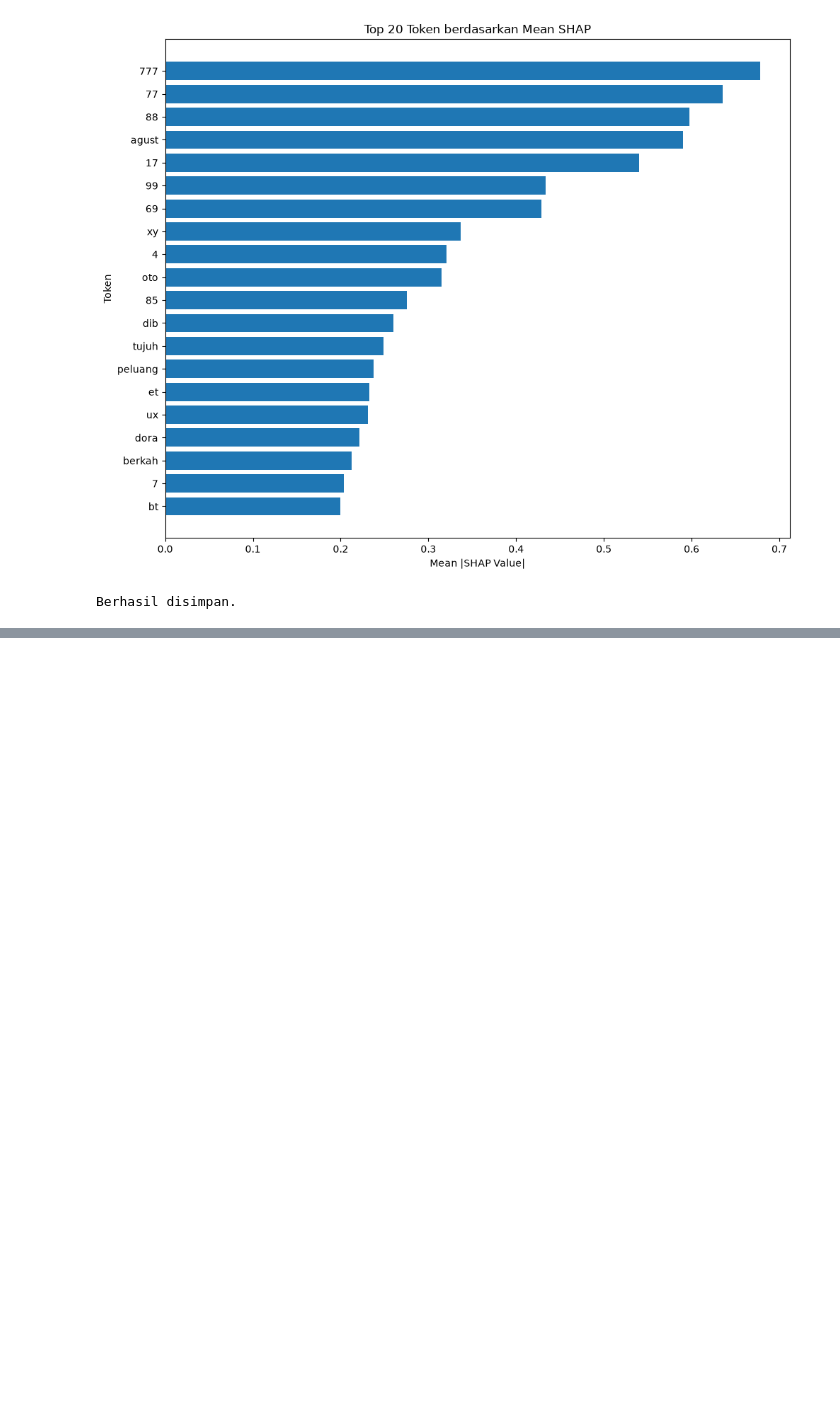
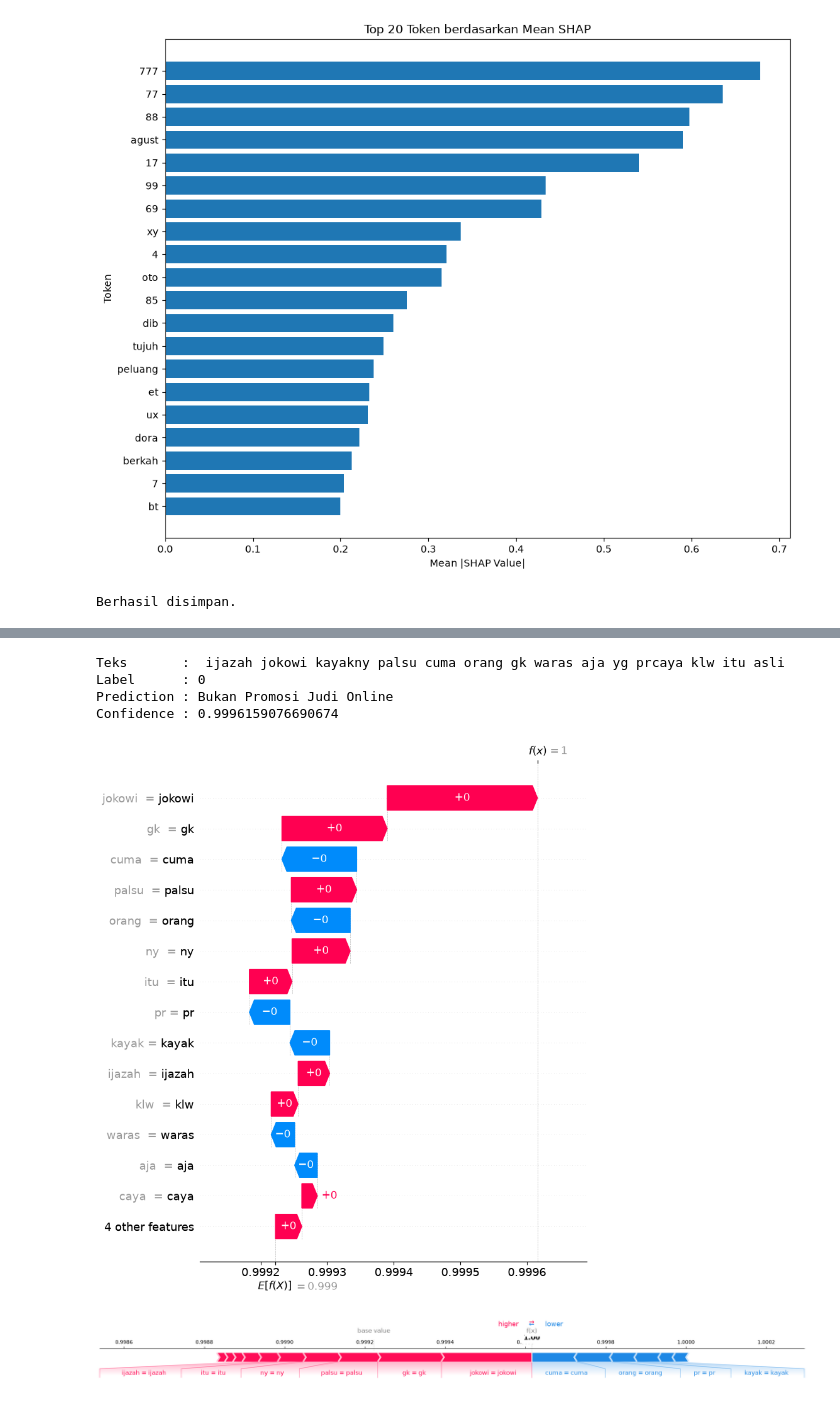
Before and after one commit to Ikryz7/skripsi-xai-judi-online, a Jupyter notebook: notebook/05_shap.ipynb, the cells around one changed output, grey strips where cells are left out. Cells and saved outputs as stored; diff of their text form; code cells hidden in the pictures; blank space fills up the shorter version.

```diff
--- a/notebook/05_shap.ipynb
+++ b/notebook/05_shap.ipynb
@@ -471,0 +791,15 @@ shap.plots.text(values[1])
+# %%
+selected_text = " ijazah jokowi kayakny palsu cuma orang gk waras aja yg prcaya klw itu asli "
+# %%
+selected_value = explainer([selected_text])
+
+tokens = [
+    str(token).strip()
+    for token in selected_value[0].data
+]
+
+scores = selected_value[0].values[:, 1]
+
+for token, score in zip(tokens, scores):
+    if token != "":
+        print(f"{token:20s} {score:+.6f}")
@@ -471,0 +823,49 @@ shap.plots.text(values[1])
+# %%
+proba = predict_proba([selected_text])[0]
+
+label = int(np.argmax(proba))
+confidence = float(proba[label])
+
+print("Teks       :", selected_text)
+print("Label      :", label)
+print("Prediction :", "Promosi Judi Online" if label == 1 else "Bukan Promosi Judi Online")
+print("Confidence :", confidence)
+# %% [output]
+Teks       :  ijazah jokowi kayakny palsu cuma orang gk waras aja yg prcaya klw itu asli
+Label      : 0
+Prediction : Bukan Promosi Judi Online
+Confidence : 0.9996159076690674
+# %%
+shap.plots.waterfall(
+    selected_value[0, :, 0],
+    max_display=15,
+    show=False
+)
+
+plt.tight_layout()
+plt.savefig(
+    "../output/shap_waterfall_non_promosi.png",
+    dpi=300,
+    bbox_inches="tight"
+)
+plt.show()
+# %% [output]
+[figure, added]
+# %%
+shap.plots.force(
+    selected_value[0, :, 0],
+    matplotlib=True,
+    show=False
+)
+
+plt.tight_layout()
+
+plt.savefig(
+    "../output/shap_force_non_promosi.png",
+    dpi=300,
+    bbox_inches="tight"
+)
+
+plt.show()
+# %% [output]
+[figure, added]
```
Also changed, not shown: parts of 17 cells of this notebook, 10 other files.
